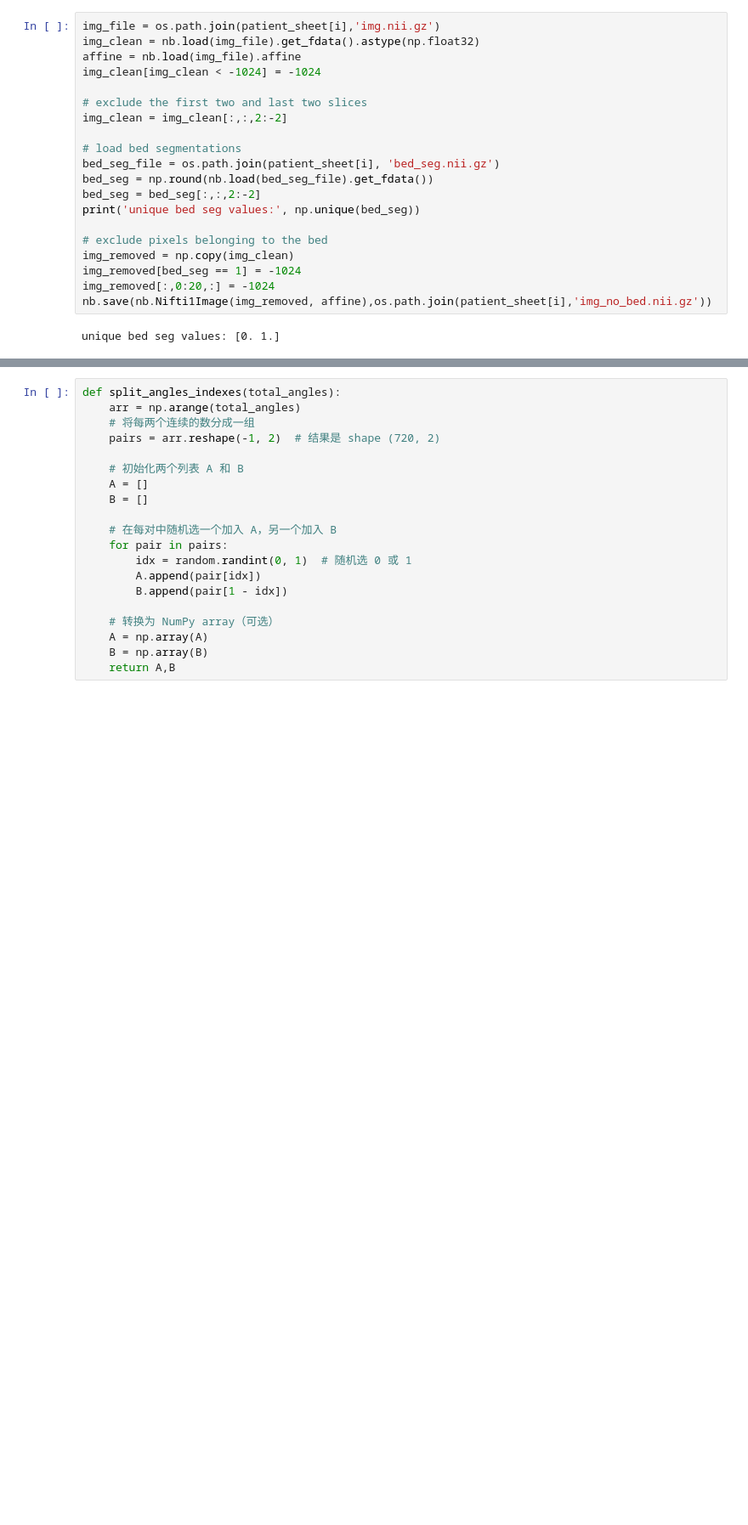
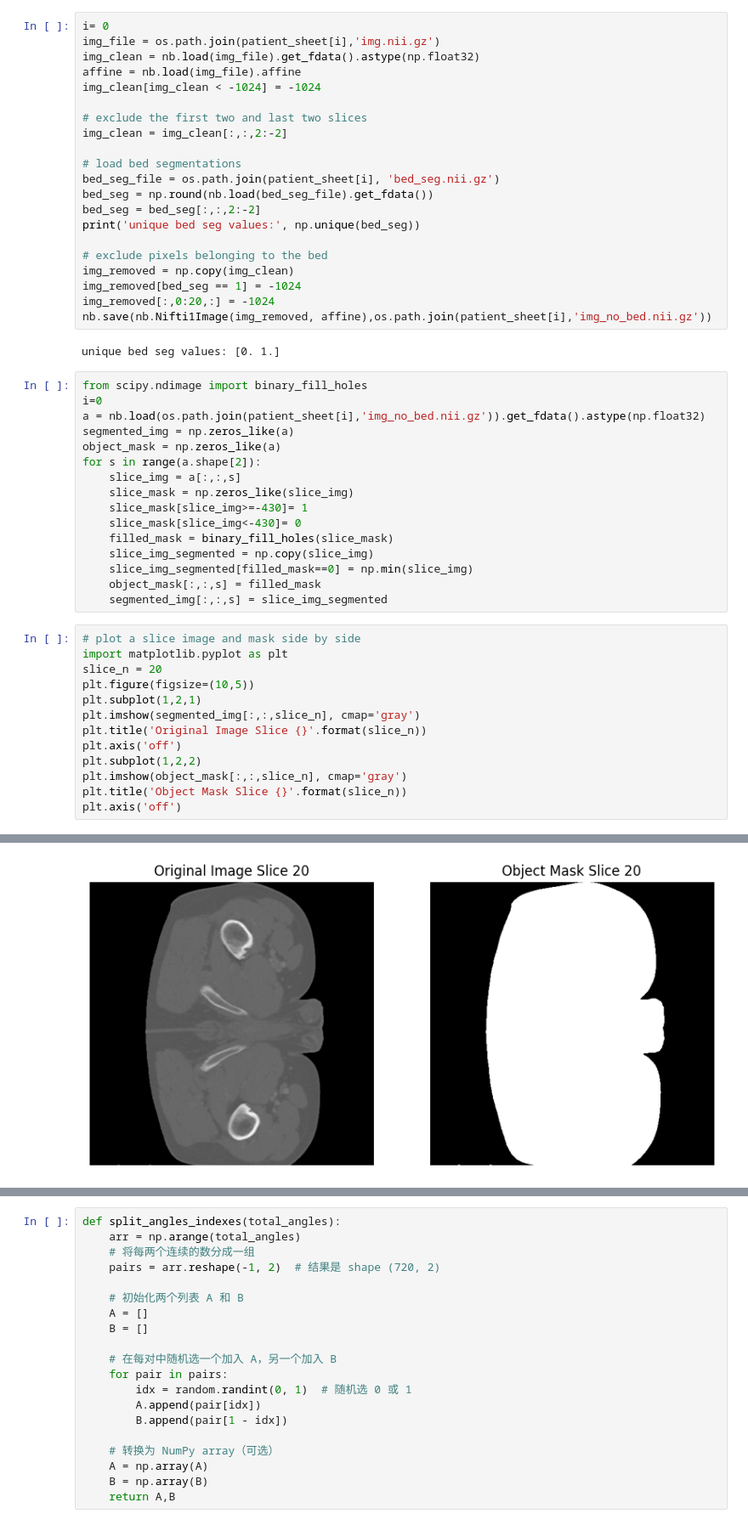
Before and after one commit to zhennongchen/Diffusion_denoising_thin_slice, a Jupyter notebook: simulation/main_add_noise_PCD.ipynb, the cells around one changed output, grey strips where cells are left out. Shown at 85% size. Drawn from its saved outputs; the diff is of its cells as text; blank space fills up the shorter version.

```diff
--- a/simulation/main_add_noise_PCD.ipynb
+++ b/simulation/main_add_noise_PCD.ipynb
@@ -19,6 +19,7 @@ print('Found {} patients'.format(len(patient_sheet)))
 # %% [output]
 Found 10 patients
 # %%
+i= 0
 img_file = os.path.join(patient_sheet[i],'img.nii.gz')
 img_clean = nb.load(img_file).get_fdata().astype(np.float32)
 affine = nb.load(img_file).affine
@@ -40,3 +41,33 @@ img_removed[:,0:20,:] = -1024
 nb.save(nb.Nifti1Image(img_removed, affine),os.path.join(patient_sheet[i],'img_no_bed.nii.gz'))
 # %% [output]
 unique bed seg values: [0. 1.]
+# %%
+from scipy.ndimage import binary_fill_holes
+i=0
+a = nb.load(os.path.join(patient_sheet[i],'img_no_bed.nii.gz')).get_fdata().astype(np.float32)
+segmented_img = np.zeros_like(a)
+object_mask = np.zeros_like(a)
+for s in range(a.shape[2]):
+    slice_img = a[:,:,s]
+    slice_mask = np.zeros_like(slice_img)
+    slice_mask[slice_img>=-430]= 1
+    slice_mask[slice_img<-430]= 0
+    filled_mask = binary_fill_holes(slice_mask)
+    slice_img_segmented = np.copy(slice_img)
+    slice_img_segmented[filled_mask==0] = np.min(slice_img)
+    object_mask[:,:,s] = filled_mask
+    segmented_img[:,:,s] = slice_img_segmented
+# %%
+# plot a slice image and mask side by side
+import matplotlib.pyplot as plt
+slice_n = 20
+plt.figure(figsize=(10,5))
+plt.subplot(1,2,1)
+plt.imshow(segmented_img[:,:,slice_n], cmap='gray')
+plt.title('Original Image Slice {}'.format(slice_n))
+plt.axis('off')
+plt.subplot(1,2,2)
+plt.imshow(object_mask[:,:,slice_n], cmap='gray')
+plt.title('Object Mask Slice {}'.format(slice_n))
+plt.axis('off')
+# %% [output]
@@ -42,0 +75 @@ unique bed seg values: [0. 1.]
+[figure, added]
```
Also changed, not shown: parts of 4 cells of this notebook, 2 other files.
